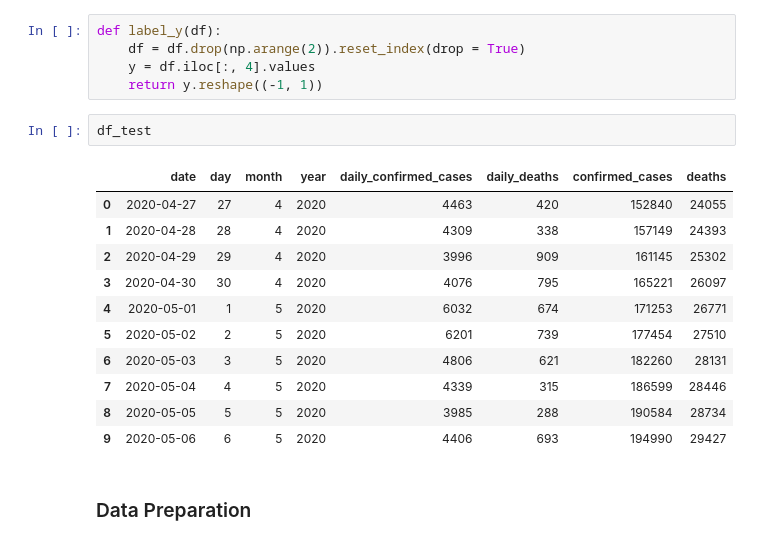
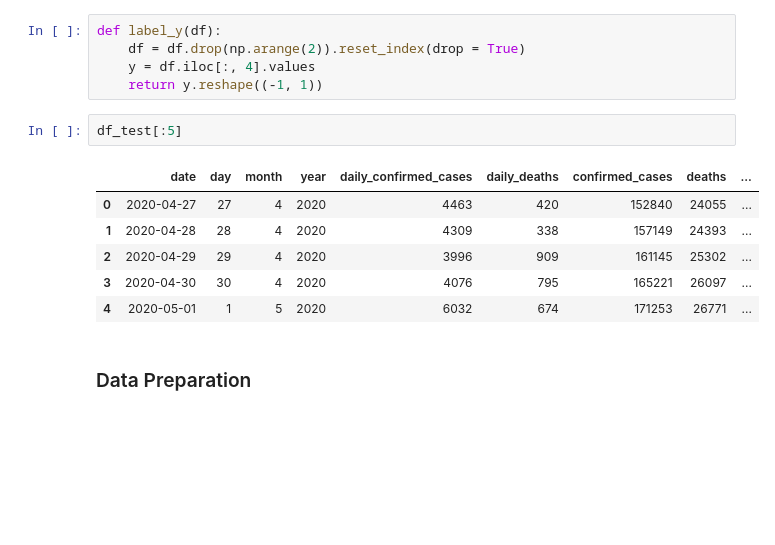
Before and after one commit to kate006naja/MachineLearningClassCode, a Jupyter notebook: project/Task2.ipynb, the cells around one changed output. Drawn from its saved outputs; the diff is of its cells as text; blank space fills up the shorter version.

```diff
--- a/project/Task2.ipynb
+++ b/project/Task2.ipynb
@@ -437,19 +437,14 @@ def label_y(df):
     y = df.iloc[:, 4].values
     return y.reshape((-1, 1))
 # %%
-df_test
+df_test[:5]
 # %% [output]
-|  | date | day | month | year | daily_confirmed_cases | daily_deaths | confirmed_cases | deaths |
-| 0 | 2020-04-27 | 27 | 4 | 2020 | 4463 | 420 | 152840 | 24055 |
-| 1 | 2020-04-28 | 28 | 4 | 2020 | 4309 | 338 | 157149 | 24393 |
-| 2 | 2020-04-29 | 29 | 4 | 2020 | 3996 | 909 | 161145 | 25302 |
-| 3 | 2020-04-30 | 30 | 4 | 2020 | 4076 | 795 | 165221 | 26097 |
-| 4 | 2020-05-01 | 1 | 5 | 2020 | 6032 | 674 | 171253 | 26771 |
-| 5 | 2020-05-02 | 2 | 5 | 2020 | 6201 | 739 | 177454 | 27510 |
-| 6 | 2020-05-03 | 3 | 5 | 2020 | 4806 | 621 | 182260 | 28131 |
-| 7 | 2020-05-04 | 4 | 5 | 2020 | 4339 | 315 | 186599 | 28446 |
-| 8 | 2020-05-05 | 5 | 5 | 2020 | 3985 | 288 | 190584 | 28734 |
-| 9 | 2020-05-06 | 6 | 5 | 2020 | 4406 | 693 | 194990 | 29427 |
+|  | date | day | month | year | daily_confirmed_cases | daily_deaths | confirmed_cases | deaths | ... |
+| 0 | 2020-04-27 | 27 | 4 | 2020 | 4463 | 420 | 152840 | 24055 | ... |
+| 1 | 2020-04-28 | 28 | 4 | 2020 | 4309 | 338 | 157149 | 24393 | ... |
+| 2 | 2020-04-29 | 29 | 4 | 2020 | 3996 | 909 | 161145 | 25302 | ... |
+| 3 | 2020-04-30 | 30 | 4 | 2020 | 4076 | 795 | 165221 | 26097 | ... |
+| 4 | 2020-05-01 | 1 | 5 | 2020 | 6032 | 674 | 171253 | 26771 | ... |
 # %% [markdown]
 ### Data Preparation
 # %%
```
Also changed, not shown: parts of 24 cells of this notebook.
